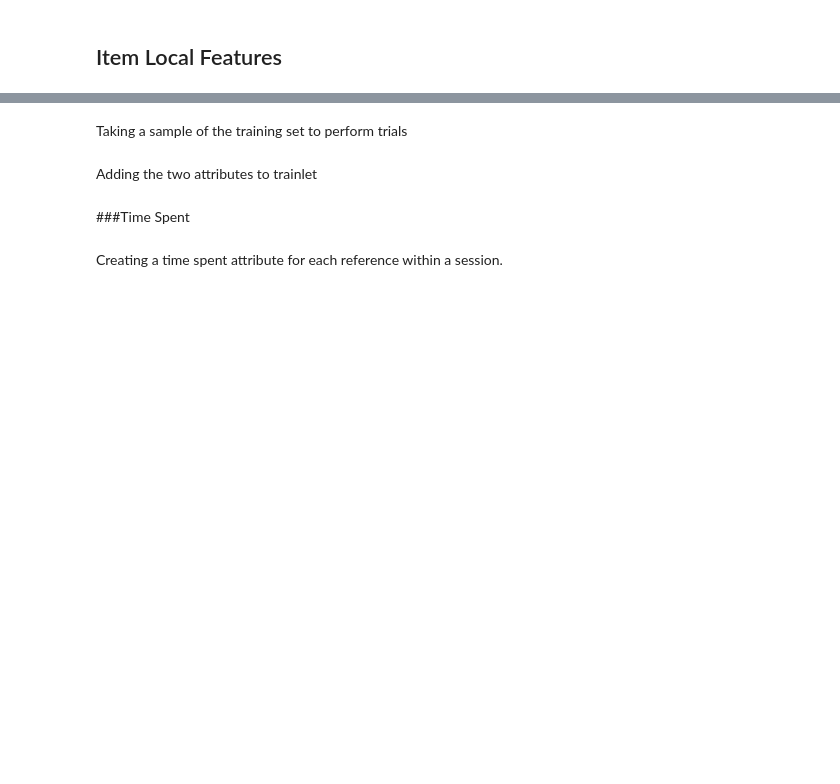
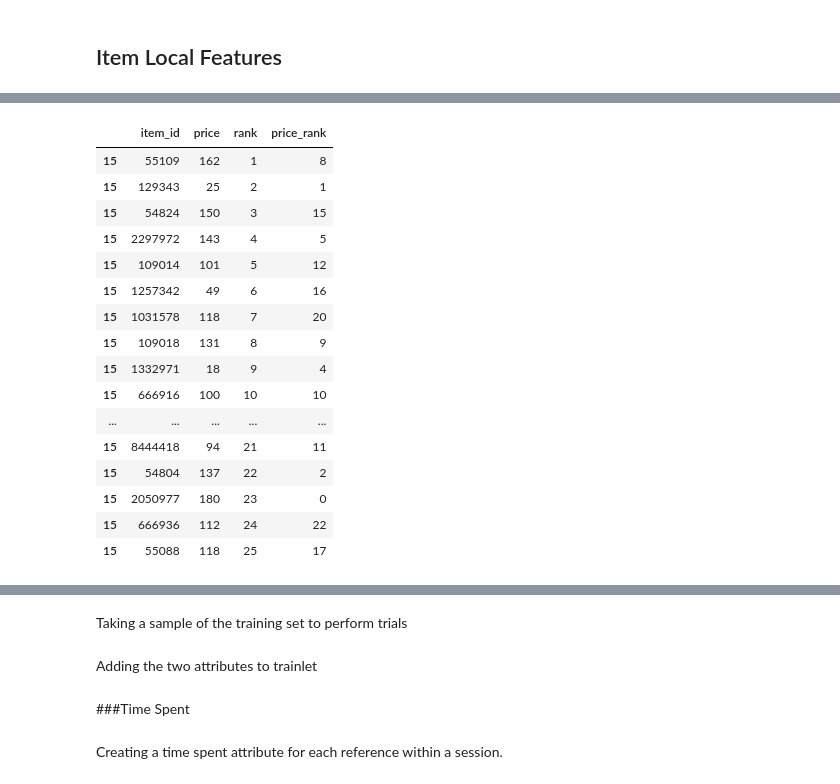
Before and after one commit to ZeyadSabbah/TrivagoRecommenderSystem, a Jupyter notebook: TrivagoFeatureEngineering.ipynb, the cells around one changed output, grey strips where cells are left out. Saved outputs shown, nothing was run; the diff lists cells and outputs as text; code cells hidden in the pictures; blank space fills up the shorter version.

```diff
--- a/TrivagoFeatureEngineering.ipynb
+++ b/TrivagoFeatureEngineering.ipynb
@@ -441,0 +460,17 @@ Unless similarity between items from properties, properties feature should be dr
+# %%
+session_explode = session[session.action_type=='clickout item'].tail(1)[['prices']]
+session_explode.prices = session_explode.prices.apply(lambda x: x.split('|'))
+session_explode = session_explode.explode('prices')
+session_explode = session_explode.rename(columns={'prices':'price'})
+session_explode.price = session_explode.price.apply(lambda x: int(x))
+session_explode.head(2)
+# %%
+session_exploded['price'] = session_explode.price
+session_exploded['rank'] = range(1, len(session_exploded) + 1)
+session_exploded['price_rank'] = np.argsort(session_exploded['price'])
+session_exploded.head(2)
+# %%
+clickout_item_id = session[session.action_type=='clickout item'].tail(1)['reference'].values[0]
+clickout_itemDF = pd.DataFrame({'item_id':[clickout_item_id], 'clickout':[1]})
+session_exploded = session_exploded.merge(clickout_itemDF, on='item_id', how='left').fillna(0)
+session_exploded.head(7)
@@ -441,0 +517,20 @@ Unless similarity between items from properties, properties feature should be dr
+# %%
+session_exploded
+# %% [output]
+|  | item_id | price | rank | price_rank |
+| 15 | 55109 | 162 | 1 | 8 |
+| 15 | 129343 | 25 | 2 | 1 |
+| 15 | 54824 | 150 | 3 | 15 |
+| 15 | 2297972 | 143 | 4 | 5 |
+| 15 | 109014 | 101 | 5 | 12 |
+| 15 | 1257342 | 49 | 6 | 16 |
+| 15 | 1031578 | 118 | 7 | 20 |
+| 15 | 109018 | 131 | 8 | 9 |
+| 15 | 1332971 | 18 | 9 | 4 |
+| 15 | 666916 | 100 | 10 | 10 |
+| ... | ... | ... | ... | ... |
+| 15 | 8444418 | 94 | 21 | 11 |
+| 15 | 54804 | 137 | 22 | 2 |
+| 15 | 2050977 | 180 | 23 | 0 |
+| 15 | 666936 | 112 | 24 | 22 |
+| 15 | 55088 | 118 | 25 | 17 |
```
Also changed, not shown: parts of 16 cells of this notebook.
